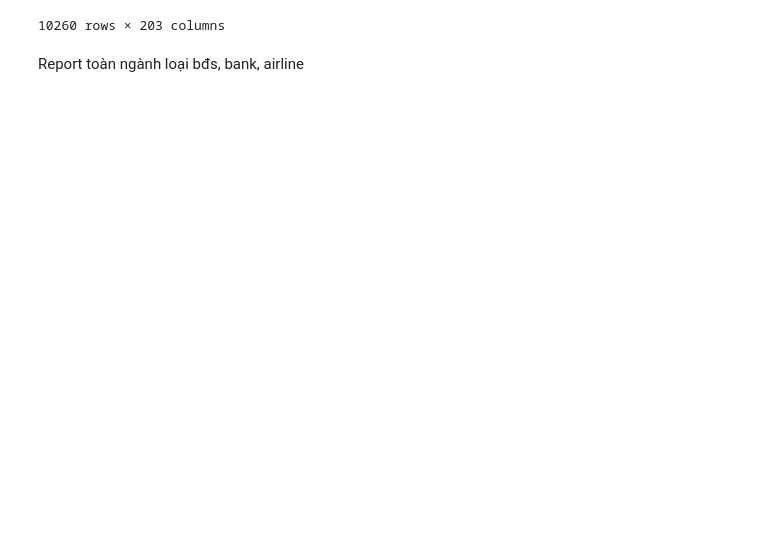
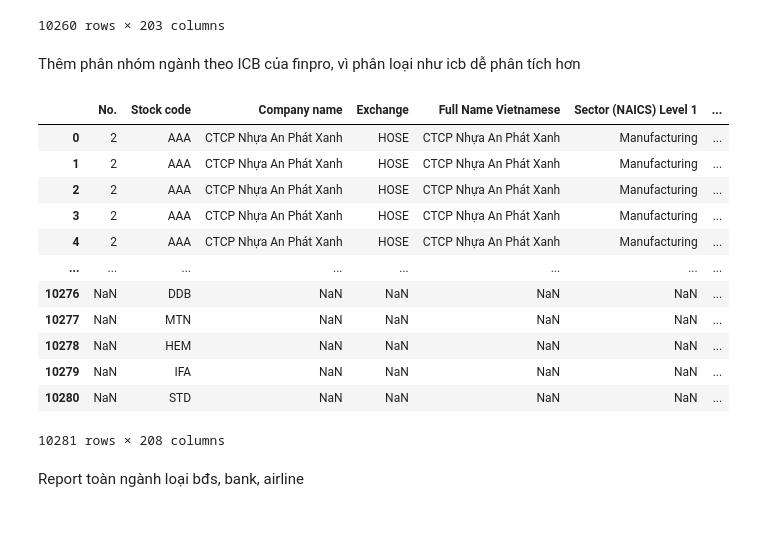
Before and after one commit to mrtotet/Statement_analyst_all_3, a Jupyter notebook: notebooks/data_from_vietstock/concat_data_vietstock.ipynb, the cells around one changed output. Cells and saved outputs as stored; diff of their text form; code cells hidden in the pictures; blank space fills up the shorter version.

```diff
--- a/notebooks/data_from_vietstock/concat_data_vietstock.ipynb
+++ b/notebooks/data_from_vietstock/concat_data_vietstock.ipynb
@@ -84,6 +80,30 @@ See the caveats in the documentation: https://pandas.pydata.org/pandas-docs/stab
 | 1608 | 1608 | YBM | CTCP Khoáng sản Công nghiệp Yên Bái | HOSE | CTCP Khoáng sản Công nghiệp Yên Bái | Manufacturing | ... |
 | 1609 | 1609 | YEG | CTCP Tập đoàn Yeah1 | HOSE | CTCP Tập đoàn Yeah1 | Professional, Scientific, and Tec... | ... |
 10260 rows × 203 columns
+# %% [markdown]
+Thêm phân nhóm ngành theo ICB của finpro, vì phân loại như icb dễ phân tích hơn
+# %%
+path_ICB = '../../data/raw/datavietstock/all_statement_hsx_hnx_upcom/quarterly/Sector_ICB_finpro.xlsx'   # path to ICB fle
+ICB = pd.read_excel(path_ICB,sheet_name=0, header=0)
+report_concat_cleaned = pd.merge(report_concat_cleaned, ICB, on='Stock code', how='outer')
+path_bctc_clean_quarterly = '../../data/clean/vietstock_data/bctc_hsx_hnx_upcom/quarterly/'
+report_concat_cleaned.to_excel(path_bctc_clean_quarterly+"BCTC_quarterly.xlsx", index=False)
+report_concat_cleaned.to_csv(path_bctc_clean_quarterly+"BCTC_quarterly.csv", index=False)
+report_concat_cleaned
+# %% [output]
+|  | No. | Stock code | Company name | Exchange | Full Name Vietnamese | Sector (NAICS) Level 1 | ... |
+| 0 | 2 | AAA | CTCP Nhựa An Phát Xanh | HOSE | CTCP Nhựa An Phát Xanh | Manufacturing | ... |
+| 1 | 2 | AAA | CTCP Nhựa An Phát Xanh | HOSE | CTCP Nhựa An Phát Xanh | Manufacturing | ... |
+| 2 | 2 | AAA | CTCP Nhựa An Phát Xanh | HOSE | CTCP Nhựa An Phát Xanh | Manufacturing | ... |
+| 3 | 2 | AAA | CTCP Nhựa An Phát Xanh | HOSE | CTCP Nhựa An Phát Xanh | Manufacturing | ... |
+| 4 | 2 | AAA | CTCP Nhựa An Phát Xanh | HOSE | CTCP Nhựa An Phát Xanh | Manufacturing | ... |
+| ... | ... | ... | ... | ... | ... | ... | ... |
+| 10276 | NaN | DDB | NaN | NaN | NaN | NaN | ... |
+| 10277 | NaN | MTN | NaN | NaN | NaN | NaN | ... |
+| 10278 | NaN | HEM | NaN | NaN | NaN | NaN | ... |
+| 10279 | NaN | IFA | NaN | NaN | NaN | NaN | ... |
+| 10280 | NaN | STD | NaN | NaN | NaN | NaN | ... |
+10281 rows × 208 columns
 # %% [markdown]
 Report toàn ngành loại bđs, bank, airline
 # %%
```
Also changed, not shown: parts of 1 cell of this notebook.
